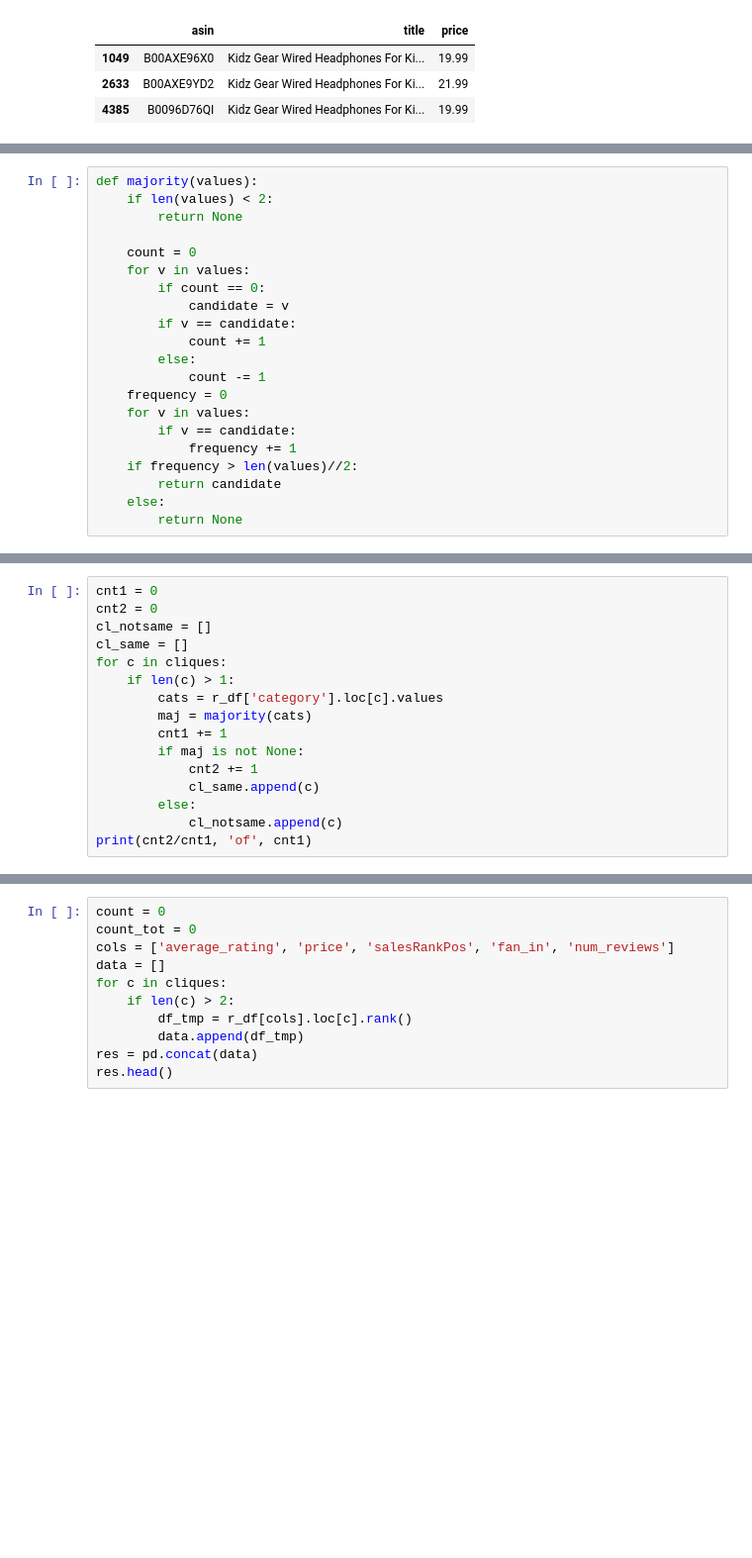
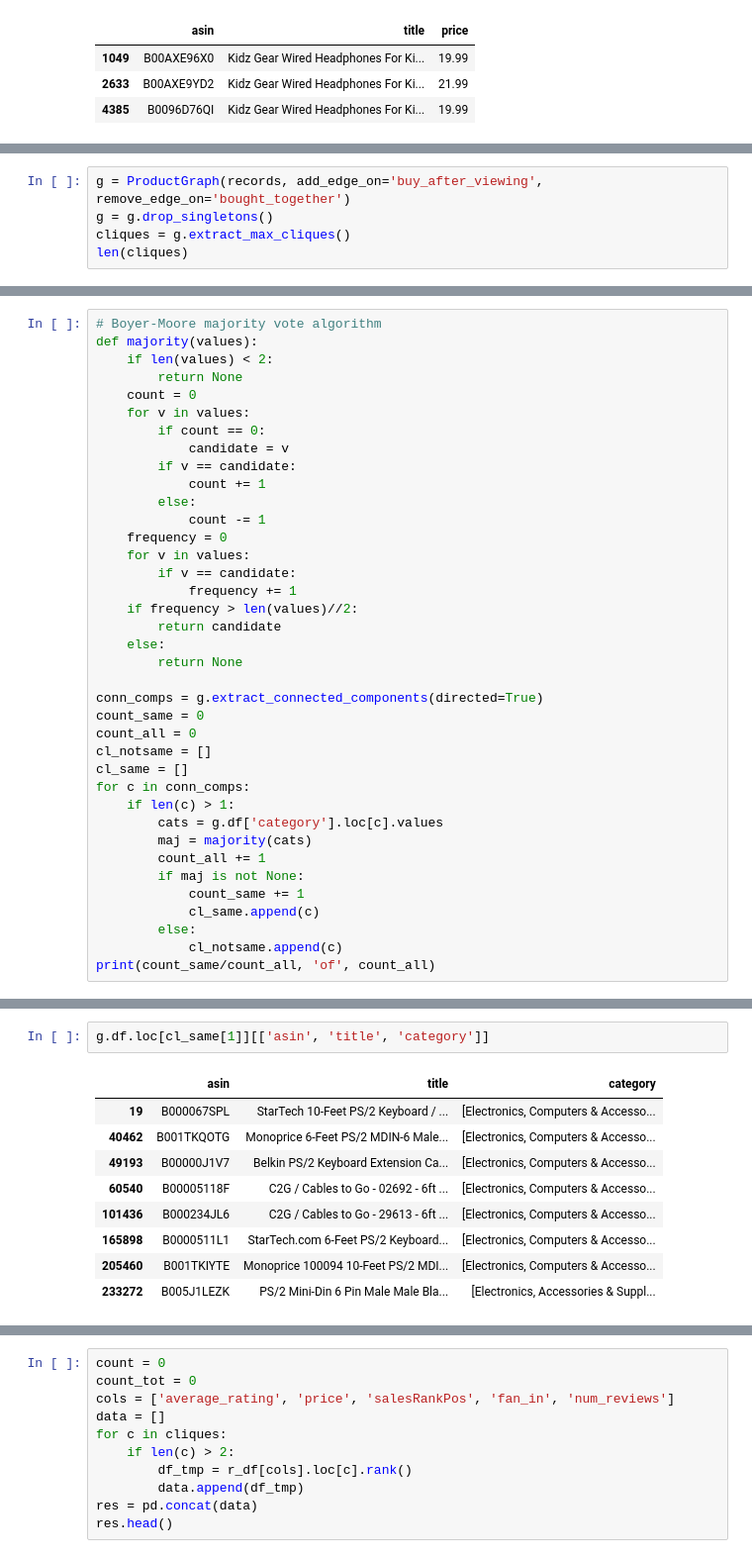
Before and after one commit to tarmeens/ada-homework, a Jupyter notebook: project/Final.ipynb, the cells around one changed output, grey strips where cells are left out. Shown at 99% size. Drawn from its saved outputs; the diff is of its cells as text; blank space fills up the shorter version.

```diff
--- a/project/Final.ipynb
+++ b/project/Final.ipynb
@@ -696,0 +682,5 @@ sns.pairplot(df_corr, markers='+')
+# %%
+g = ProductGraph(records, add_edge_on='buy_after_viewing', remove_edge_on='bought_together')
+g = g.drop_singletons()
+cliques = g.extract_max_cliques()
+len(cliques)
@@ -697,8 +712,8 @@ sns.pairplot(df_corr, markers='+')
 # %%
+# Boyer-Moore majority vote algorithm
 def majority(values):
     if len(values) < 2:
         return None
-
     count = 0
     for v in values:
         if count == 0:
@@ -715,3 +730,20 @@ def majority(values):
         return candidate
     else:
         return None
+
+conn_comps = g.extract_connected_components(directed=True)
+count_same = 0
+count_all = 0
+cl_notsame = []
+cl_same = []
+for c in conn_comps:
+    if len(c) > 1:
+        cats = g.df['category'].loc[c].values
+        maj = majority(cats)
+        count_all += 1
+        if maj is not None:
+            count_same += 1
+            cl_same.append(c)
+        else:
+            cl_notsame.append(c)
+print(count_same/count_all, 'of', count_all)
@@ -737,16 +751,0 @@ print(cnt2/cnt1, 'of', cnt1)
-# %%
-cnt1 = 0
-cnt2 = 0
-cl_notsame = []
-cl_same = []
-for c in cliques:
-    if len(c) > 1:
-        cats = r_df['category'].loc[c].values
-        maj = majority(cats)
-        cnt1 += 1
-        if maj is not None:
-            cnt2 += 1
-            cl_same.append(c)
-        else:
-            cl_notsame.append(c)
-print(cnt2/cnt1, 'of', cnt1)
@@ -854,0 +754,12 @@ sc.textFile('data/metadata.json')\
+# %%
+g.df.loc[cl_same[1]][['asin', 'title', 'category']]
+# %% [output]
+|  | asin | title | category |
+| 19 | B000067SPL | StarTech 10-Feet PS/2 Keyboard / ... | [Electronics, Computers & Accesso... |
+| 40462 | B001TKQOTG | Monoprice 6-Feet PS/2 MDIN-6 Male... | [Electronics, Computers & Accesso... |
+| 49193 | B00000J1V7 | Belkin PS/2 Keyboard Extension Ca... | [Electronics, Computers & Accesso... |
+| 60540 | B00005118F | C2G / Cables to Go - 02692 - 6ft ... | [Electronics, Computers & Accesso... |
+| 101436 | B000234JL6 | C2G / Cables to Go - 29613 - 6ft ... | [Electronics, Computers & Accesso... |
+| 165898 | B0000511L1 | StarTech.com 6-Feet PS/2 Keyboard... | [Electronics, Computers & Accesso... |
+| 205460 | B001TKIYTE | Monoprice 100094 10-Feet PS/2 MDI... | [Electronics, Computers & Accesso... |
+| 233272 | B005J1LEZK | PS/2 Mini-Din 6 Pin Male Male Bla... | [Electronics, Accessories & Suppl... |
```
Also changed, not shown: parts of 33 cells of this notebook.
